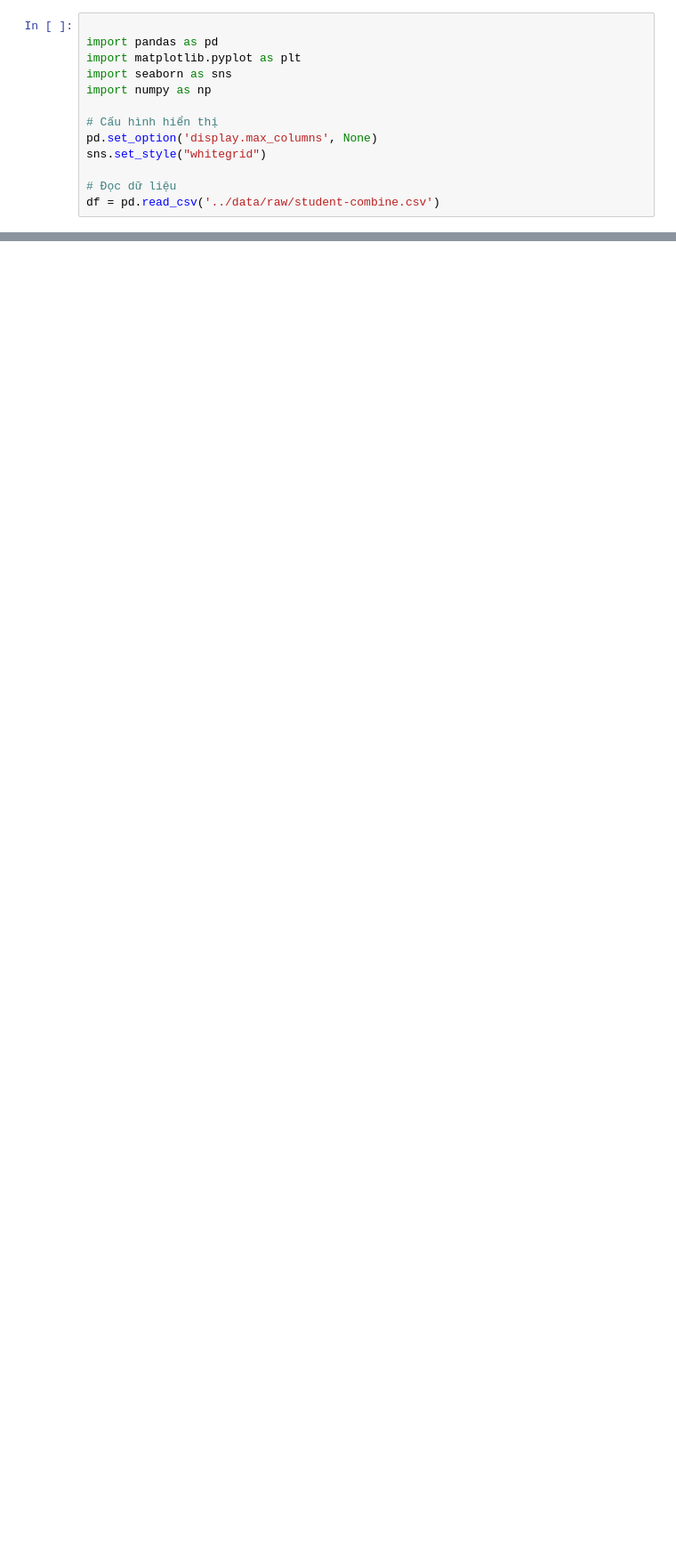
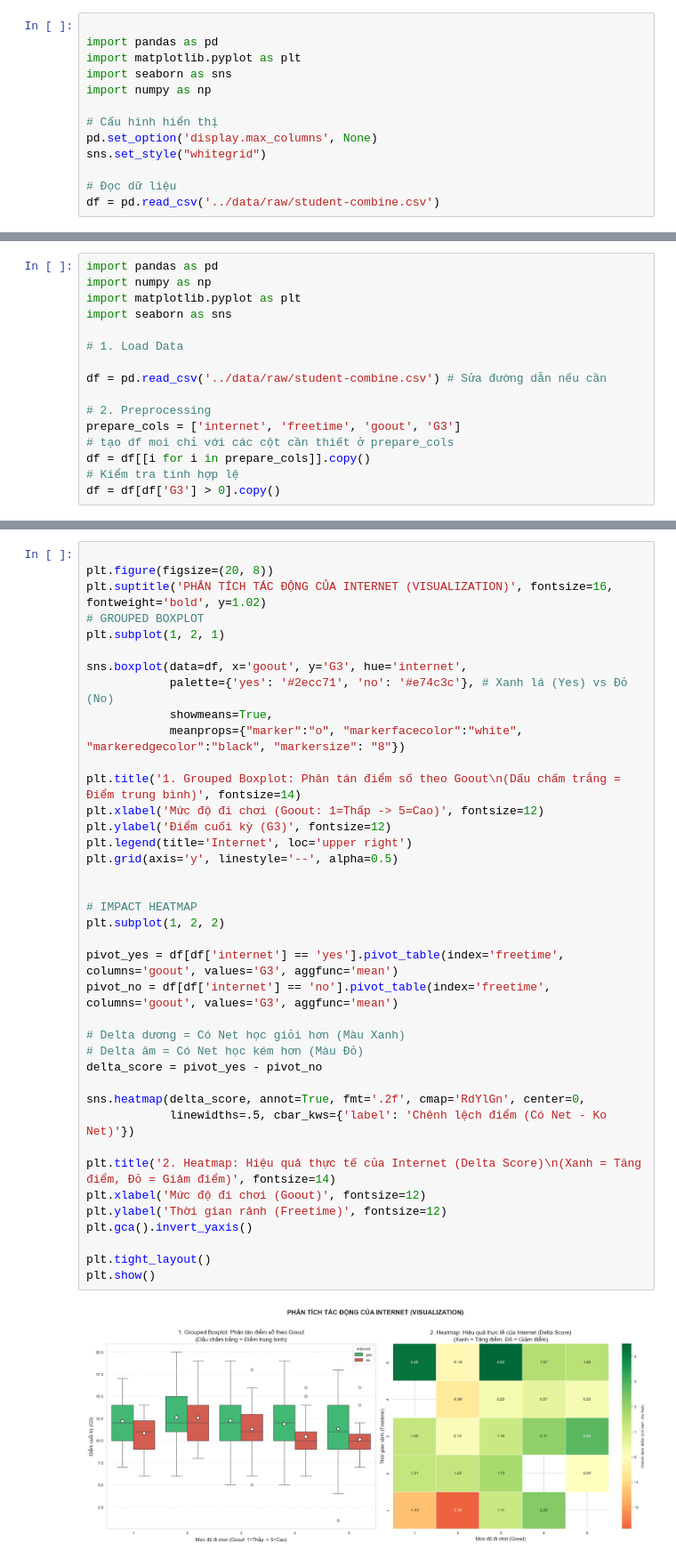
Before and after one commit to nganbee/student_alcohol_consumption_DS, a Jupyter notebook: notebooks/04_questioning.ipynb, the cells around one changed output, grey strips where cells are left out. Shown at 89% size. Saved outputs shown, nothing was run; the diff lists cells and outputs as text; blank space fills up the shorter version.

```diff
--- a/notebooks/04_questioning.ipynb
+++ b/notebooks/04_questioning.ipynb
@@ -982,0 +343,16 @@ Các yếu tố không tác động độc lập vào hiệu suất mà tương
+# %%
+import pandas as pd
+import numpy as np
+import matplotlib.pyplot as plt
+import seaborn as sns
+
+# 1. Load Data
+
+df = pd.read_csv('../data/raw/student-combine.csv') # Sửa đường dẫn nếu cần
+
+# 2. Preprocessing
+prepare_cols = ['internet', 'freetime', 'goout', 'G3']
+# tạo df moi chỉ với các cột cần thiết ở prepare_cols
+df = df[[i for i in prepare_cols]].copy()
+# Kiểm tra tính hợp lệ
+df = df[df['G3'] > 0].copy()
@@ -982,0 +371,41 @@ Các yếu tố không tác động độc lập vào hiệu suất mà tương
+# %%
+
+plt.figure(figsize=(20, 8))
+plt.suptitle('PHÂN TÍCH TÁC ĐỘNG CỦA INTERNET (VISUALIZATION)', fontsize=16, fontweight='bold', y=1.02)
+# GROUPED BOXPLOT
+plt.subplot(1, 2, 1)
+
+sns.boxplot(data=df, x='goout', y='G3', hue='internet',
+            palette={'yes': '#2ecc71', 'no': '#e74c3c'}, # Xanh lá (Yes) vs Đỏ (No)
+            showmeans=True,
+            meanprops={"marker":"o", "markerfacecolor":"white", "markeredgecolor":"black", "markersize": "8"})
+
+plt.title('1. Grouped Boxplot: Phân tán điểm số theo Goout\n(Dấu chấm trắng = Điểm trung bình)', fontsize=14)
+plt.xlabel('Mức độ đi chơi (Goout: 1=Thấp -> 5=Cao)', fontsize=12)
+plt.ylabel('Điểm cuối kỳ (G3)', fontsize=12)
+plt.legend(title='Internet', loc='upper right')
+plt.grid(axis='y', linestyle='--', alpha=0.5)
+
+
+# IMPACT HEATMAP
+plt.subplot(1, 2, 2)
+
+pivot_yes = df[df['internet'] == 'yes'].pivot_table(index='freetime', columns='goout', values='G3', aggfunc='mean')
+pivot_no = df[df['internet'] == 'no'].pivot_table(index='freetime', columns='goout', values='G3', aggfunc='mean')
+
+# Delta dương = Có Net học giỏi hơn (Màu Xanh)
+# Delta âm = Có Net học kém hơn (Màu Đỏ)
+delta_score = pivot_yes - pivot_no
+
+sns.heatmap(delta_score, annot=True, fmt='.2f', cmap='RdYlGn', center=0,
+            linewidths=.5, cbar_kws={'label': 'Chênh lệch điểm (Có Net - Ko Net)'})
+
+plt.title('2. Heatmap: Hiệu quả thực tế của Internet (Delta Score)\n(Xanh = Tăng điểm, Đỏ = Giảm điểm)', fontsize=14)
+plt.xlabel('Mức độ đi chơi (Goout)', fontsize=12)
+plt.ylabel('Thời gian rảnh (Freetime)', fontsize=12)
+plt.gca().invert_yaxis()
+
+plt.tight_layout()
+plt.show()
+# %% [output]
+[figure, added]
```
Also changed, not shown: parts of 41 cells of this notebook.
